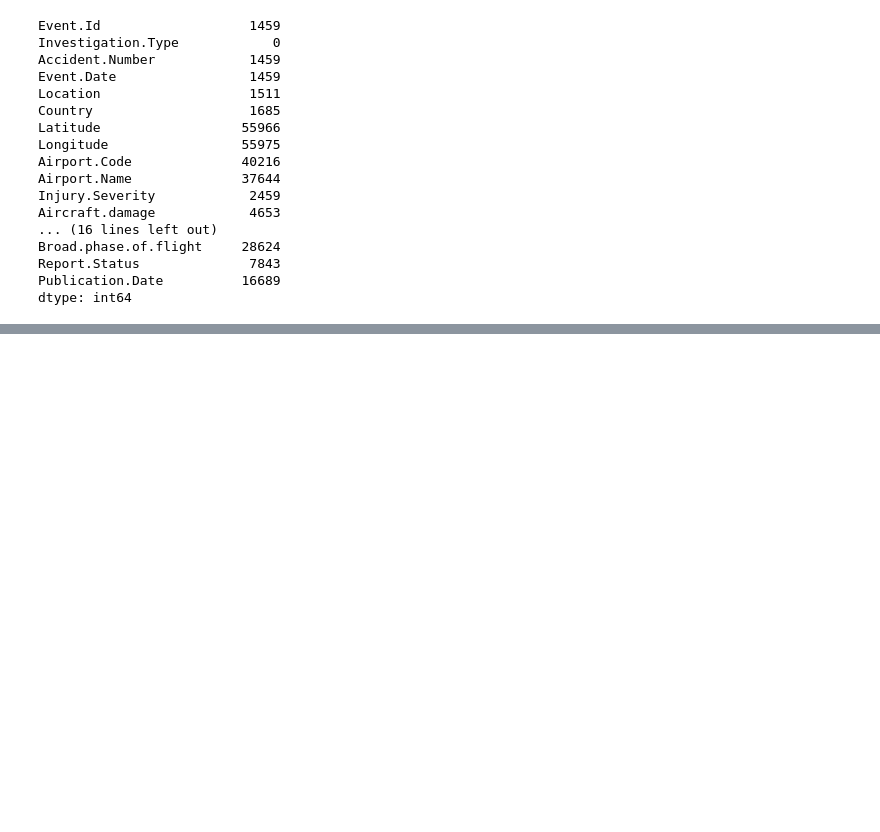
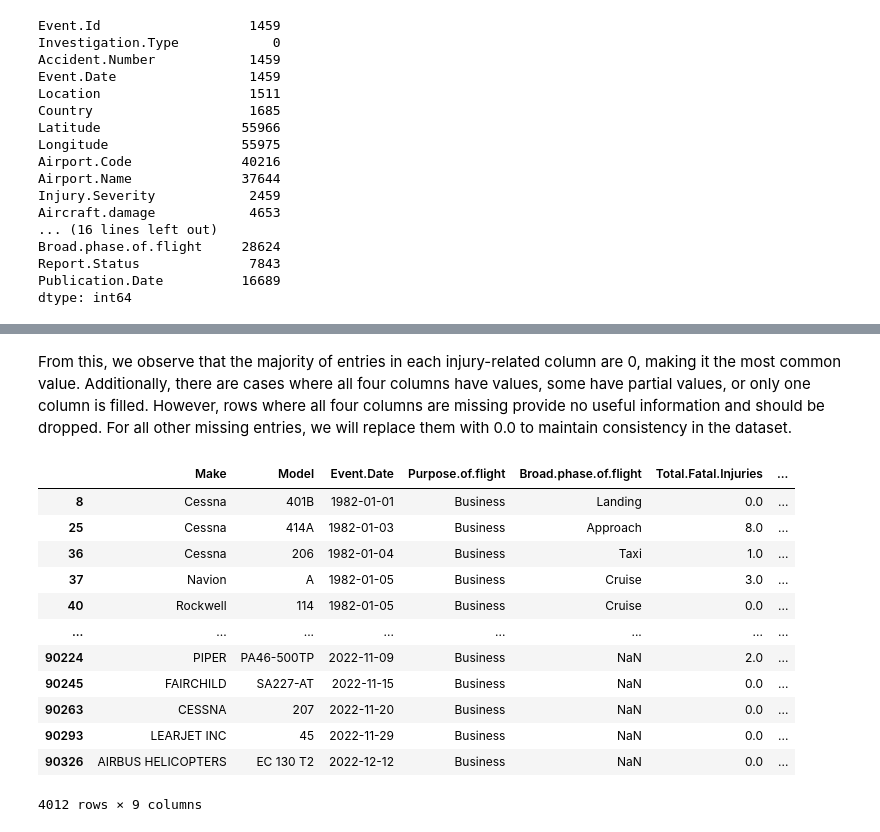
Before and after one commit to Tdoggie/phase-1-project, a Jupyter notebook: index.ipynb, the cells around one changed output, grey strips where cells are left out. Saved outputs shown, nothing was run; the diff lists cells and outputs as text; code cells hidden in the pictures; blank space fills up the shorter version.

```diff
--- a/index.ipynb
+++ b/index.ipynb
@@ -161,0 +323,3 @@ df.describe()
+# %%
+df_clean = df[df["Purpose.of.flight"] == "Business"].copy()
+df_clean.info()
@@ -161,0 +346,13 @@ df.describe()
+# %%
+# Selecting only the relevant columns
+columns_to_keep = [
+    "Make", "Model", "Event.Date", "Purpose.of.flight", "Broad.phase.of.flight",
+    "Total.Fatal.Injuries", "Total.Serious.Injuries", "Total.Minor.Injuries",
+    "Total.Uninjured", "Aircraft.Category", "Country"
+]
+
+# Updating df_clean to keep only the relevant columns
+df_clean = df_clean[columns_to_keep]
+
+# Verify the updated dataframe structure
+df_clean.info()
@@ -161,0 +378,4 @@ df.describe()
+# %%
+# Dropping additional columns that have already served their purpose
+df_clean = df_clean.drop(columns=["Country", "Aircraft.Category"])
+df_clean.info()
@@ -161,0 +440,20 @@ df.describe()
+# %% [markdown]
+From this, we observe that the majority of entries in each injury-related column are 0, making it the most common value. Additionally, there are cases where all four columns have values, some have partial values, or only one column is filled. However, rows where all four columns are missing provide no useful information and should be dropped. For all other missing entries, we will replace them with 0.0 to maintain consistency in the dataset.
+# %%
+# Identifying rows where all four injury-related columns have missing values
+df_clean[df_clean[["Total.Fatal.Injuries", "Total.Serious.Injuries", "Total.Minor.Injuries", "Total.Uninjured"]].isnull().all(axis=1)]
+df_clean
+# %% [output]
+|  | Make | Model | Event.Date | Purpose.of.flight | Broad.phase.of.flight | Total.Fatal.Injuries | ... |
+| 8 | Cessna | 401B | 1982-01-01 | Business | Landing | 0.0 | ... |
+| 25 | Cessna | 414A | 1982-01-03 | Business | Approach | 8.0 | ... |
+| 36 | Cessna | 206 | 1982-01-04 | Business | Taxi | 1.0 | ... |
+| 37 | Navion | A | 1982-01-05 | Business | Cruise | 3.0 | ... |
+| 40 | Rockwell | 114 | 1982-01-05 | Business | Cruise | 0.0 | ... |
+| ... | ... | ... | ... | ... | ... | ... | ... |
+| 90224 | PIPER | PA46-500TP | 2022-11-09 | Business | NaN | 2.0 | ... |
+| 90245 | FAIRCHILD | SA227-AT | 2022-11-15 | Business | NaN | 0.0 | ... |
+| 90263 | CESSNA | 207 | 2022-11-20 | Business | NaN | 0.0 | ... |
+| 90293 | LEARJET INC | 45 | 2022-11-29 | Business | NaN | 0.0 | ... |
+| 90326 | AIRBUS HELICOPTERS | EC 130 T2 | 2022-12-12 | Business | NaN | 0.0 | ... |
+4012 rows × 9 columns
```
Also changed, not shown: parts of 36 cells of this notebook, 1 other file.
